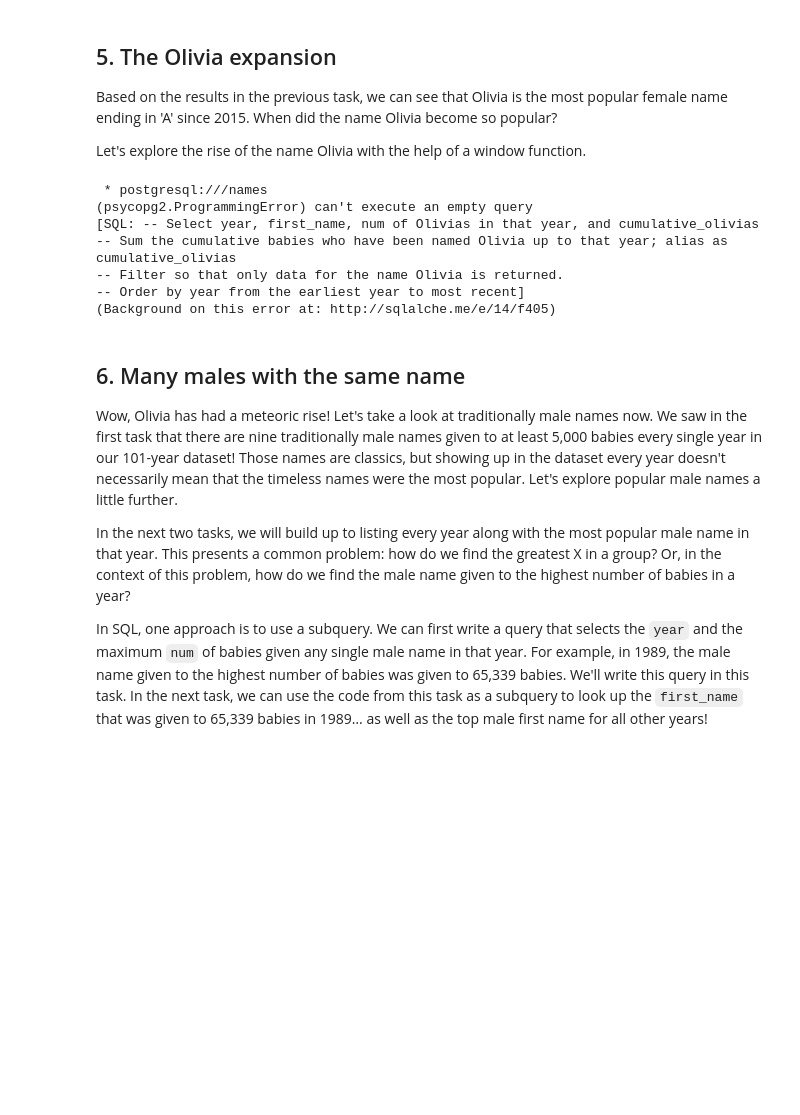
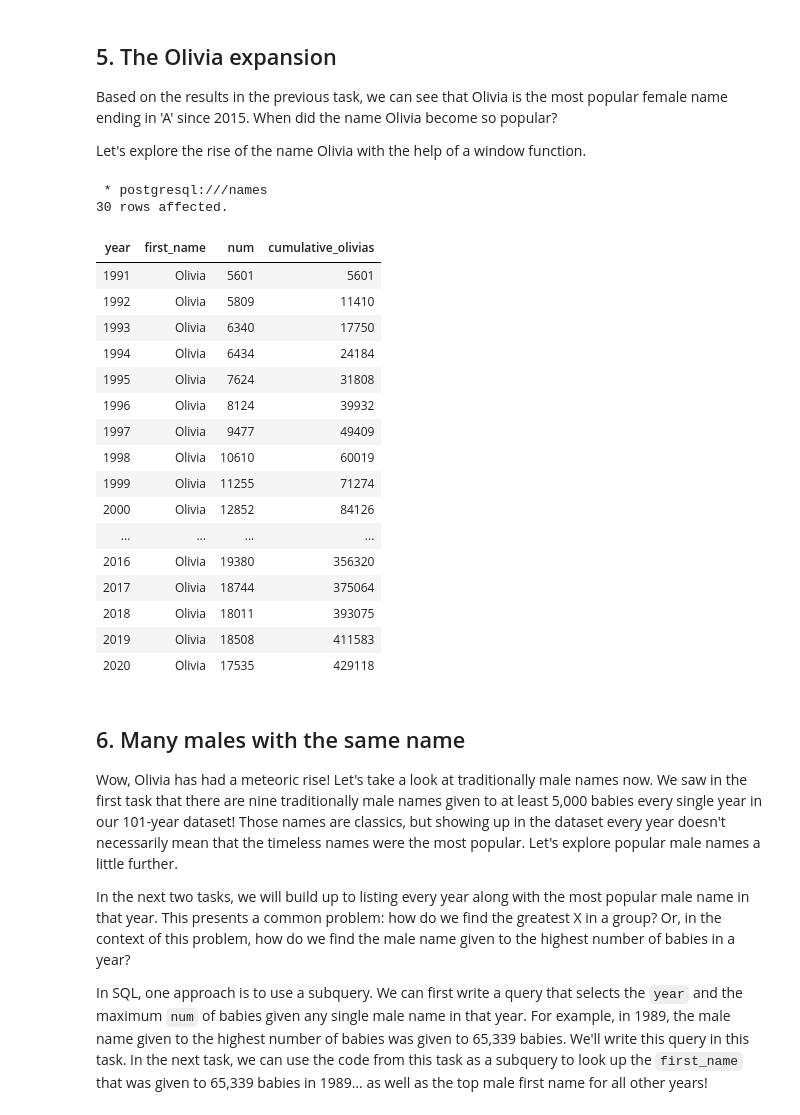
Before and after one commit to jonmabale/datacamp, a Jupyter notebook: sql/Analyzing American Baby Name Trends/notebook.ipynb, the cells around one changed output. Drawn from its saved outputs; the diff is of its cells as text; code cells hidden in the pictures; blank space fills up the shorter version.

```diff
--- a/sql/Analyzing American Baby Name Trends/notebook.ipynb
+++ b/sql/Analyzing American Baby Name Trends/notebook.ipynb
@@ -183,18 +183,39 @@ SELECT first_name
 # %%
 %%sql
 
 -- Select year, first_name, num of Olivias in that year, and cumulative_olivias
 -- Sum the cumulative babies who have been named Olivia up to that year; alias as cumulative_olivias
 -- Filter so that only data for the name Olivia is returned.
 -- Order by year from the earliest year to most recent
+
+SELECT year,
+       first_name,
+       num,
+       SUM(num) OVER (ORDER BY year) AS cumulative_olivias
+  FROM baby_names
+ WHERE first_name = 'Olivia'
+ GROUP BY year, first_name, num
+ ORDER BY year;
 # %% [output]
  * postgresql:///names
-(psycopg2.ProgrammingError) can't execute an empty query
-[SQL: -- Select year, first_name, num of Olivias in that year, and cumulative_olivias
--- Sum the cumulative babies who have been named Olivia up to that year; alias as cumulative_olivias
--- Filter so that only data for the name Olivia is returned.
--- Order by year from the earliest year to most recent]
-(Background on this error at: http://sqlalche.me/e/14/f405)
+30 rows affected.
+| year | first_name | num | cumulative_olivias |
+| 1991 | Olivia | 5601 | 5601 |
+| 1992 | Olivia | 5809 | 11410 |
+| 1993 | Olivia | 6340 | 17750 |
+| 1994 | Olivia | 6434 | 24184 |
+| 1995 | Olivia | 7624 | 31808 |
+| 1996 | Olivia | 8124 | 39932 |
+| 1997 | Olivia | 9477 | 49409 |
+| 1998 | Olivia | 10610 | 60019 |
+| 1999 | Olivia | 11255 | 71274 |
+| 2000 | Olivia | 12852 | 84126 |
+| ... | ... | ... | ... |
+| 2016 | Olivia | 19380 | 356320 |
+| 2017 | Olivia | 18744 | 375064 |
+| 2018 | Olivia | 18011 | 393075 |
+| 2019 | Olivia | 18508 | 411583 |
+| 2020 | Olivia | 17535 | 429118 |
 # %% [markdown]
 ## 6. Many males with the same name
 <p>Wow, Olivia has had a meteoric rise! Let's take a look at traditionally male names now. We saw in the first task that there are nine traditionally male names given to at least 5,000 babies every single year in our 101-year dataset! Those names are classics, but showing up in the dataset every year doesn't necessarily mean that the timeless names were the most popular. Let's explore popular male names a little further.</p>
```
Also changed, not shown: parts of 3 cells of this notebook, 1 other file.
